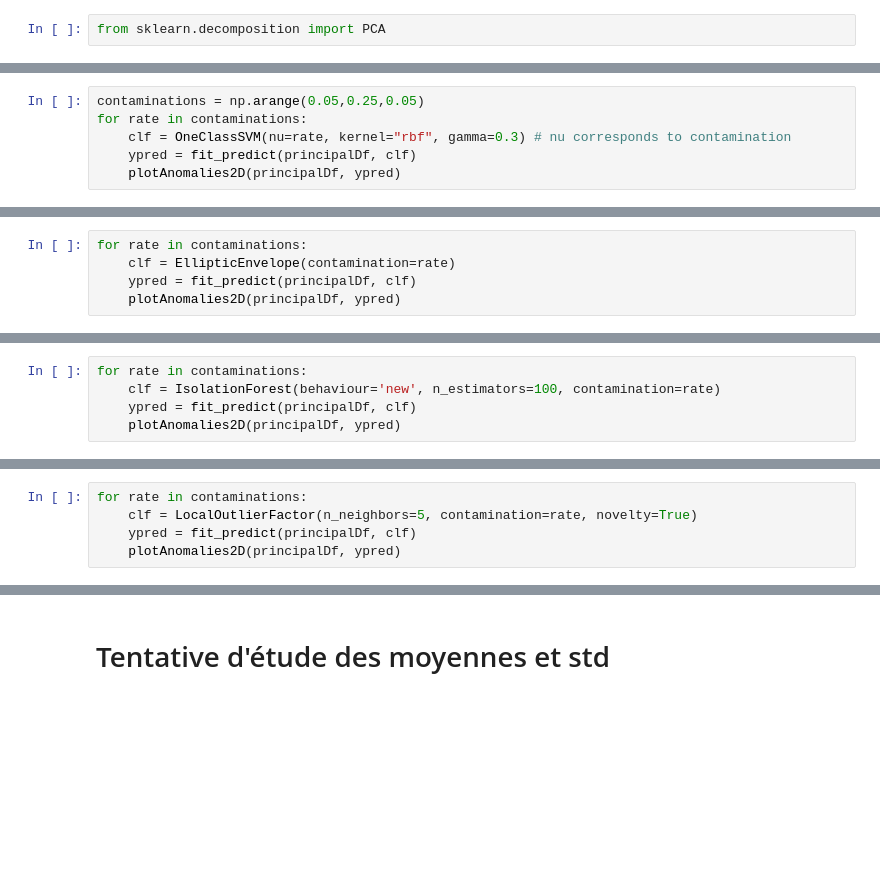
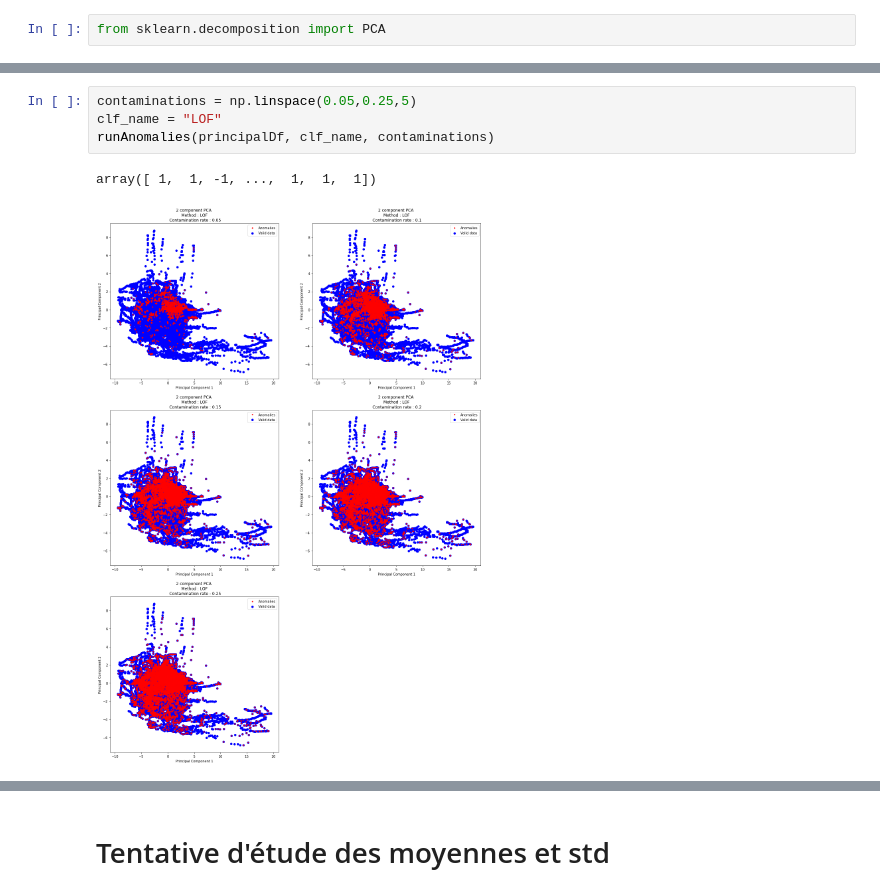
Before and after one commit to cdrutinus/ml-class-anomaly-detection, a Jupyter notebook: BE Plane's Windows.ipynb, the cells around one changed output, grey strips where cells are left out. Cells and saved outputs as stored; diff of their text form; blank space fills up the shorter version.

```diff
--- a/BE Plane's Windows.ipynb
+++ b/BE Plane's Windows.ipynb
@@ -256,6 +243,0 @@ def plotAnomalies2D(df, ypred):
-# %%
-contaminations = np.arange(0.05,0.25,0.05)
-for rate in contaminations:
-    clf = OneClassSVM(nu=rate, kernel="rbf", gamma=0.3) # nu corresponds to contamination
-    ypred = fit_predict(principalDf, clf)
-    plotAnomalies2D(principalDf, ypred)
@@ -267,5 +243,0 @@ for rate in contaminations:
-# %%
-for rate in contaminations:
-    clf = EllipticEnvelope(contamination=rate)
-    ypred = fit_predict(principalDf, clf)
-    plotAnomalies2D(principalDf, ypred)
@@ -277,5 +243,0 @@ for rate in contaminations:
-# %%
-for rate in contaminations:
-    clf = IsolationForest(behaviour='new', n_estimators=100, contamination=rate)
-    ypred = fit_predict(principalDf, clf)
-    plotAnomalies2D(principalDf, ypred)
@@ -287,5 +243,0 @@ for rate in contaminations:
-# %%
-for rate in contaminations:
-    clf = LocalOutlierFactor(n_neighbors=5, contamination=rate, novelty=True)
-    ypred = fit_predict(principalDf, clf)
-    plotAnomalies2D(principalDf, ypred)
@@ -296,0 +302,7 @@ for rate in contaminations:
+# %%
+contaminations = np.linspace(0.05,0.25,5)
+clf_name = "LOF"
+runAnomalies(principalDf, clf_name, contaminations)
+# %% [output]
+array([ 1,  1, -1, ...,  1,  1,  1])
+[figure, added]
```
Also changed, not shown: parts of 14 cells of this notebook.
